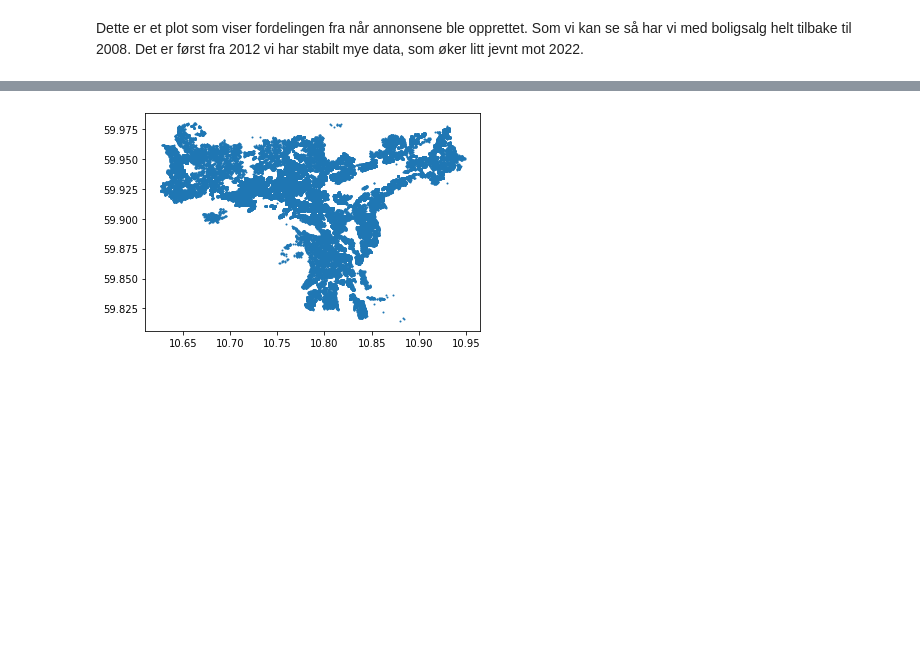
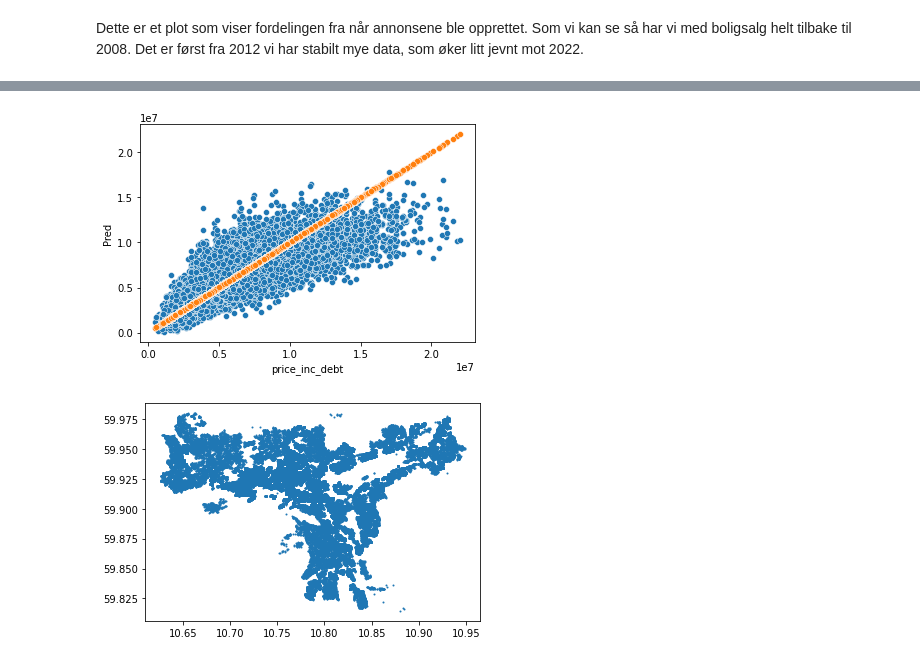
Before and after one commit to smmogen/BOABachelor, a Jupyter notebook: Jupyter/Eiendomsdata.ipynb, the cells around one changed output, grey strips where cells are left out. Saved outputs shown, nothing was run; the diff lists cells and outputs as text; code cells hidden in the pictures; blank space fills up the shorter version.

```diff
--- a/Jupyter/Eiendomsdata.ipynb
+++ b/Jupyter/Eiendomsdata.ipynb
@@ -467,0 +586,9 @@ plt.show()
+# %%
+# Fit the model
+
+history = model.fit(X_train, y_train,
+                    epochs = 50,
+                    batch_size = 100,
+                    verbose = 1,
+                    callbacks = [early_stop],
+                    shuffle = True) # Try to shuffle, will the model change?
@@ -467,0 +613,12 @@ plt.show()
+# %%
+# Make predictions
+y_train_pred = (model.predict(X_train))
+y_test_pred = (model.predict(X_test))
+
+# Add the predictions to the observed values
+y_train["Pred"] = y_train_pred
+y_test['Pred'] = y_test_pred
+
+# Print the r2 score
+print(f'The r2 score of the training set is: {r2_score(y_train["price_inc_debt"], y_train["Pred"])*100:.4f}%')
+print(f'The r2 score of the test set is: {r2_score(y_test["price_inc_debt"], y_test["Pred"])*100:.4f}%')
@@ -467,0 +628,4 @@ plt.show()
+# %%
+y_test['pred'] = y_test['Pred']
+# %%
+y_test['Error'] = y_test['price_inc_debt'] - y_test['Pred']
@@ -468,3 +644,9 @@ plt.show()
+# %%
+sb.scatterplot(y_test.price_inc_debt,y_test.Pred)
+sb.scatterplot(y_test.price_inc_debt,y_test.price_inc_debt)
+plt.show()
+# %% [output]
+[figure, added]
 # %%
 df_latlng = df.copy()
 # %%
```
Also changed, not shown: parts of 25 cells of this notebook, 1 other file.
